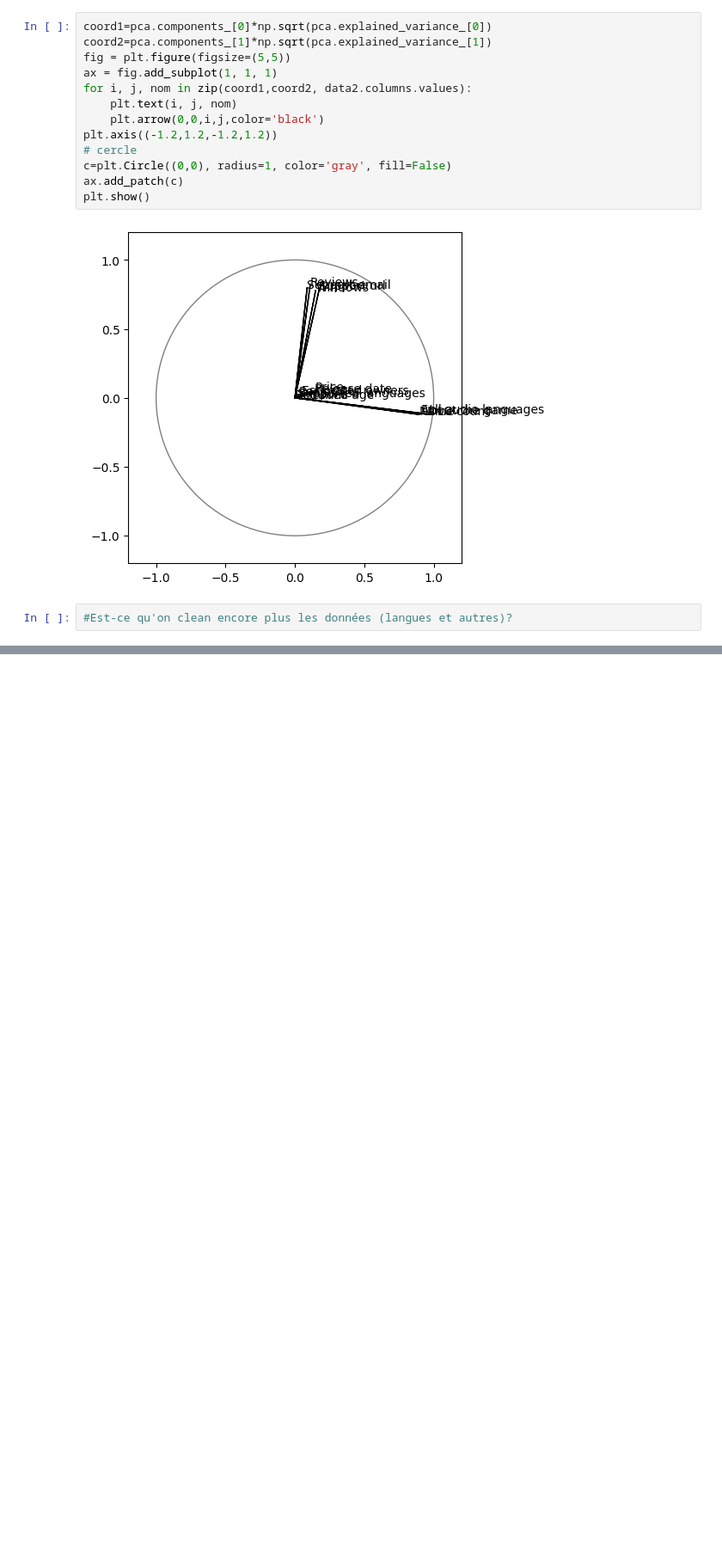
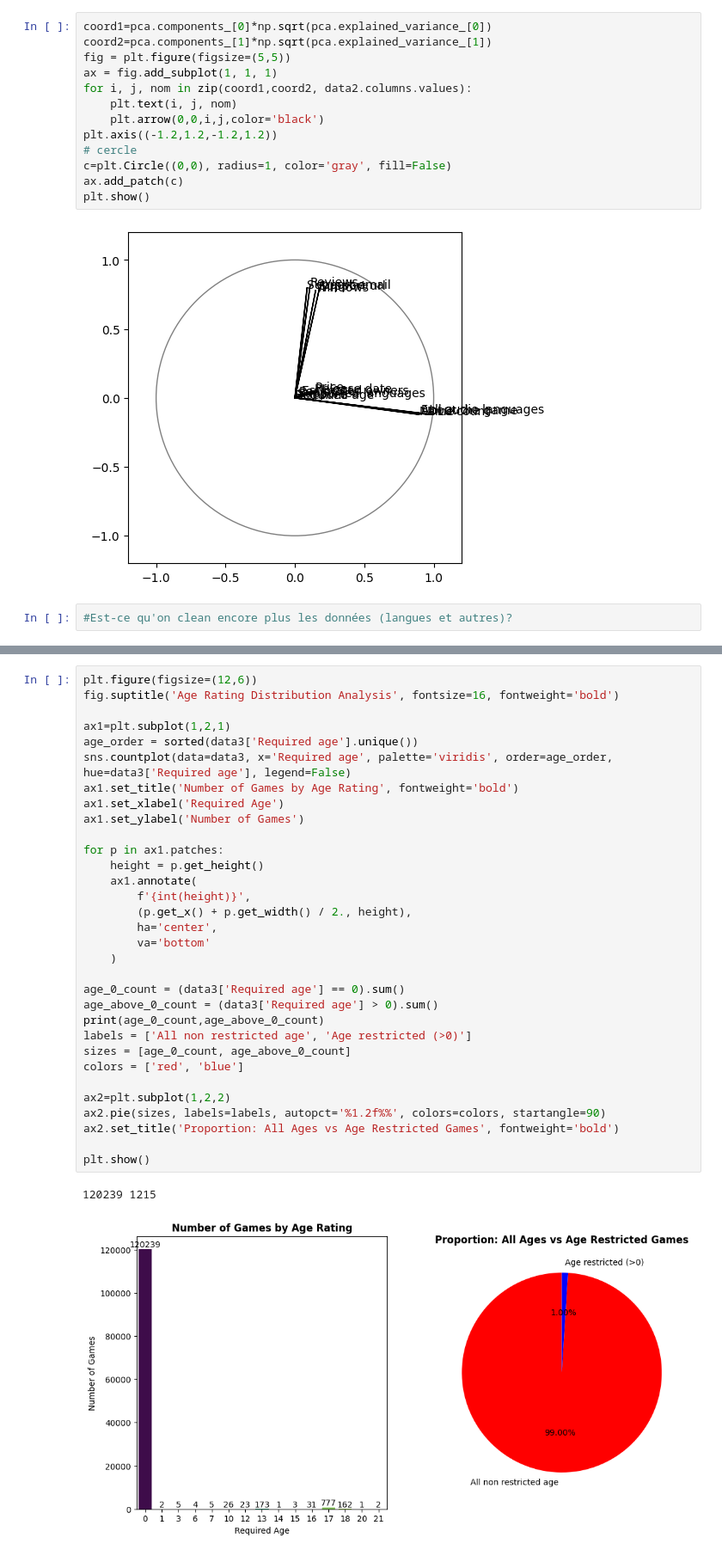
Before and after one commit to Thethomasbutnottheleast/Steam-Analyse, a Jupyter notebook: stream_python.ipynb, the cells around one changed output, grey strips where cells are left out. Shown at 86% size. Drawn from its saved outputs; the diff is of its cells as text; blank space fills up the shorter version.

```diff
--- a/stream_python.ipynb
+++ b/stream_python.ipynb
@@ -170,0 +185,35 @@ plt.show()
+# %%
+plt.figure(figsize=(12,6))
+fig.suptitle('Age Rating Distribution Analysis', fontsize=16, fontweight='bold')
+
+ax1=plt.subplot(1,2,1)
+age_order = sorted(data3['Required age'].unique())
+sns.countplot(data=data3, x='Required age', palette='viridis', order=age_order, hue=data3['Required age'], legend=False)
+ax1.set_title('Number of Games by Age Rating', fontweight='bold')
+ax1.set_xlabel('Required Age')
+ax1.set_ylabel('Number of Games')
+
+for p in ax1.patches:
+    height = p.get_height()
+    ax1.annotate(
+        f'{int(height)}',
+        (p.get_x() + p.get_width() / 2., height),
+        ha='center',
+        va='bottom'
+    )
+
+age_0_count = (data3['Required age'] == 0).sum()
+age_above_0_count = (data3['Required age'] > 0).sum()
+print(age_0_count,age_above_0_count)
+labels = ['All non restricted age', 'Age restricted (>0)']
+sizes = [age_0_count, age_above_0_count]
+colors = ['red', 'blue']
+
+ax2=plt.subplot(1,2,2)
+ax2.pie(sizes, labels=labels, autopct='%1.2f%%', colors=colors, startangle=90)
+ax2.set_title('Proportion: All Ages vs Age Restricted Games', fontweight='bold')
+
+plt.show()
+# %% [output]
+120239 1215
+[figure, added]
```
Also changed, not shown: parts of 15 cells of this notebook.
